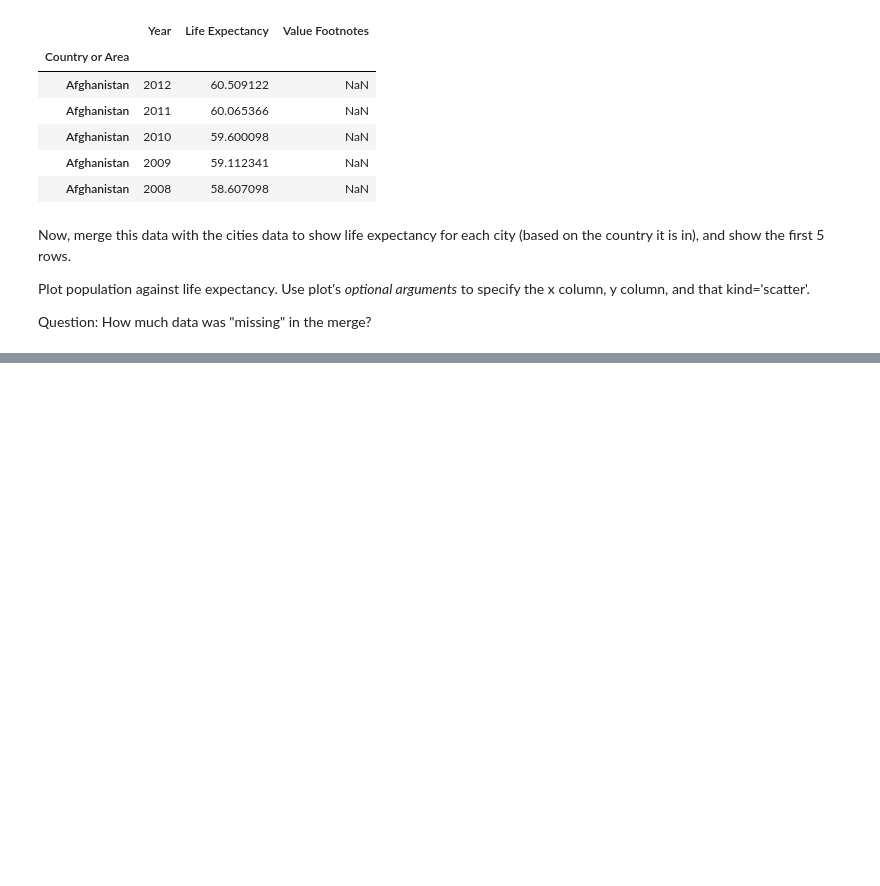
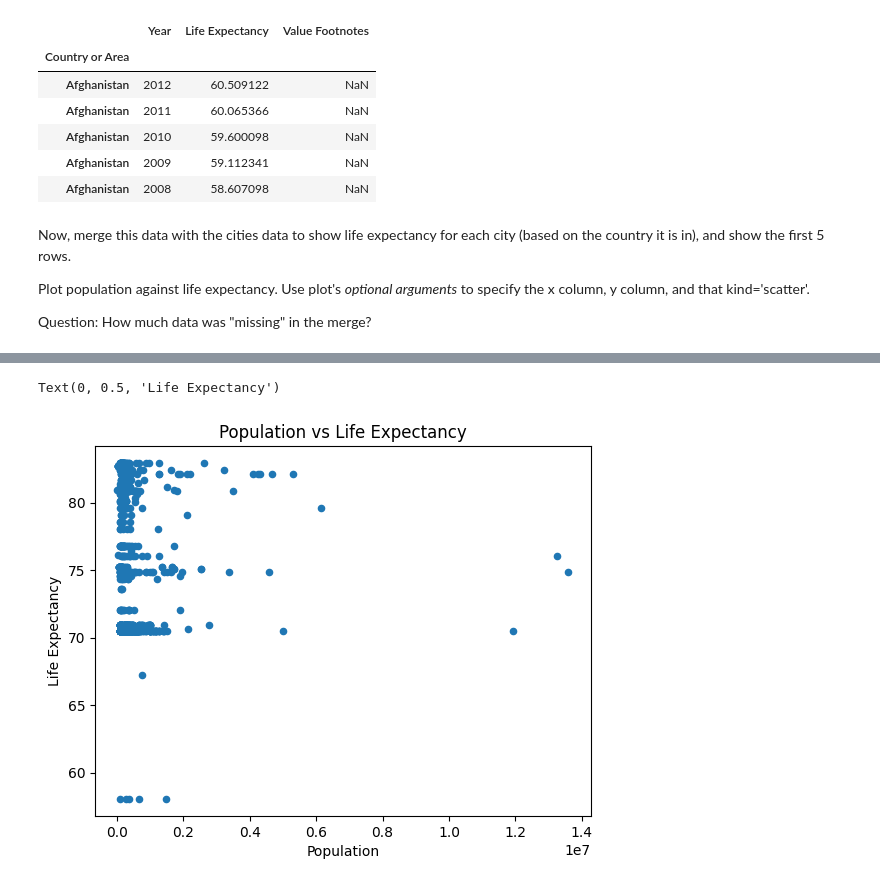
Before and after one commit to alixtrn/QM2, a Jupyter notebook: W3_Merging_and_Joining_in_Python.ipynb, the cells around one changed output, grey strips where cells are left out. Saved outputs shown, nothing was run; the diff lists cells and outputs as text; code cells hidden in the pictures; blank space fills up the shorter version.

```diff
--- a/W3_Merging_and_Joining_in_Python.ipynb
+++ b/W3_Merging_and_Joining_in_Python.ipynb
@@ -594,4 +647,12 @@ life.head()
 # %%
-#We will now only use the most recent data of life (the one obtained from previous code)
+#We will now only use the most recent version of life data (the one obtained from previous code).
+#Let's reduce it to just 2012.
+life = life[life['Year'] == 2012]
 
-#Let's merge this data with the cities data to show life expectancy for each city, based in the county it is in.
+# Let's rename the 'Value' column coming from the cities data as 'Population'.
+cities.rename(columns={'Value':'Population'}, inplace=True)
+
+# Let's merge this data with the cities data to show life expectancy for each city, based on the country it is in.
+# We are merging on 'Country or Area' from the cities data.
+life_city = cities.merge(life, left_on='Country or Area', right_index=True)
+life_city.head()
@@ -597,0 +666,12 @@ life.head()
+# %%
+#Let's rename the 'Value' column coming from the cities data as 'Population'.
+life_city.rename(columns={'Value':'Population'}, inplace=True)
+
+#Let's plot Population against Life Expectancy.
+life_city.plot(x='Population', y='Life Expectancy', kind='scatter')
+plt.title('Population vs Life Expectancy')
+plt.xlabel('Population')
+plt.ylabel('Life Expectancy')
+# %% [output]
+Text(0, 0.5, 'Life Expectancy')
+[figure, added]
```
Also changed, not shown: parts of 26 cells of this notebook.
